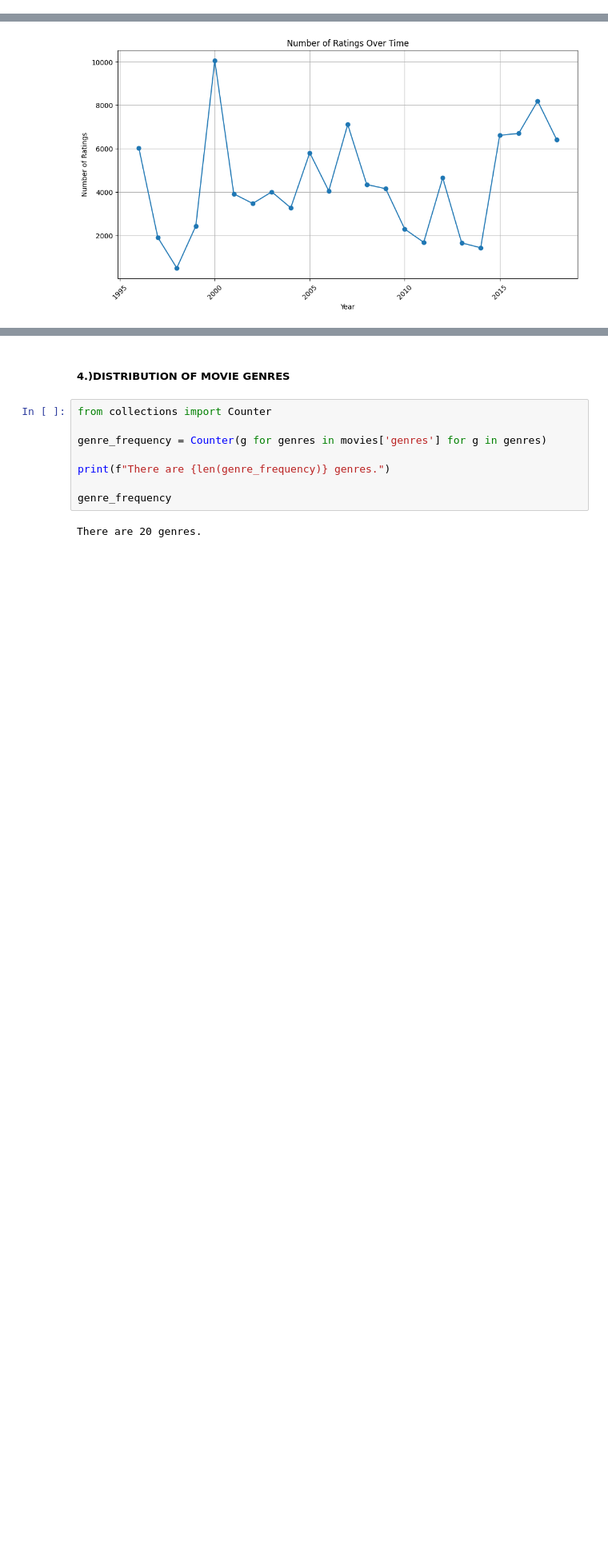
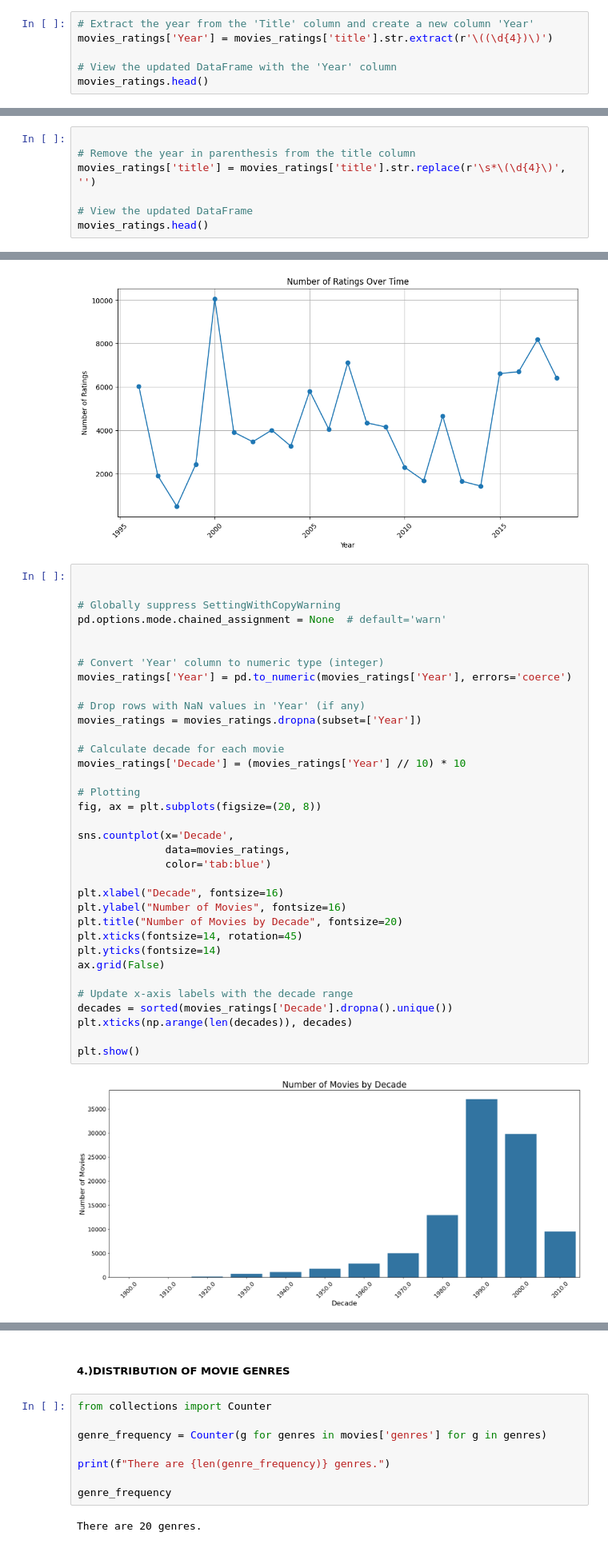
Before and after one commit to MercyKiragu/Dsc-Phase-4-project-group-2, a Jupyter notebook: notebook.ipynb, the cells around one changed output, grey strips where cells are left out. Shown at 80% size. Drawn from its saved outputs; the diff is of its cells as text; blank space fills up the shorter version.

```diff
--- a/notebook.ipynb
+++ b/notebook.ipynb
@@ -327,0 +330,6 @@ movies_ratings
+# %%
+# Extract the year from the 'Title' column and create a new column 'Year'
+movies_ratings['Year'] = movies_ratings['title'].str.extract(r'\((\d{4})\)')
+
+# View the updated DataFrame with the 'Year' column
+movies_ratings.head()
@@ -327,0 +343,7 @@ movies_ratings
+# %%
+
+# Remove the year in parenthesis from the title column
+movies_ratings['title'] = movies_ratings['title'].str.replace(r'\s*\(\d{4}\)', '')
+
+# View the updated DataFrame
+movies_ratings.head()
@@ -495,3 +524,40 @@ plt.grid(True)
 plt.show()
 # %% [output]
 [figure]
+# %%
+
+
+# Globally suppress SettingWithCopyWarning
+pd.options.mode.chained_assignment = None  # default='warn'
+
+
+# Convert 'Year' column to numeric type (integer)
+movies_ratings['Year'] = pd.to_numeric(movies_ratings['Year'], errors='coerce')
+
+# Drop rows with NaN values in 'Year' (if any)
+movies_ratings = movies_ratings.dropna(subset=['Year'])
+
+# Calculate decade for each movie
+movies_ratings['Decade'] = (movies_ratings['Year'] // 10) * 10
+
+# Plotting
+fig, ax = plt.subplots(figsize=(20, 8))
+
+sns.countplot(x='Decade',
+              data=movies_ratings,
+              color='tab:blue')
+
+plt.xlabel("Decade", fontsize=16)
+plt.ylabel("Number of Movies", fontsize=16)
+plt.title("Number of Movies by Decade", fontsize=20)
+plt.xticks(fontsize=14, rotation=45)
+plt.yticks(fontsize=14)
+ax.grid(False)
+
+# Update x-axis labels with the decade range
+decades = sorted(movies_ratings['Decade'].dropna().unique())
+plt.xticks(np.arange(len(decades)), decades)
+
+plt.show()
+# %% [output]
+[figure, added]
```
Also changed, not shown: parts of 6 cells of this notebook.
